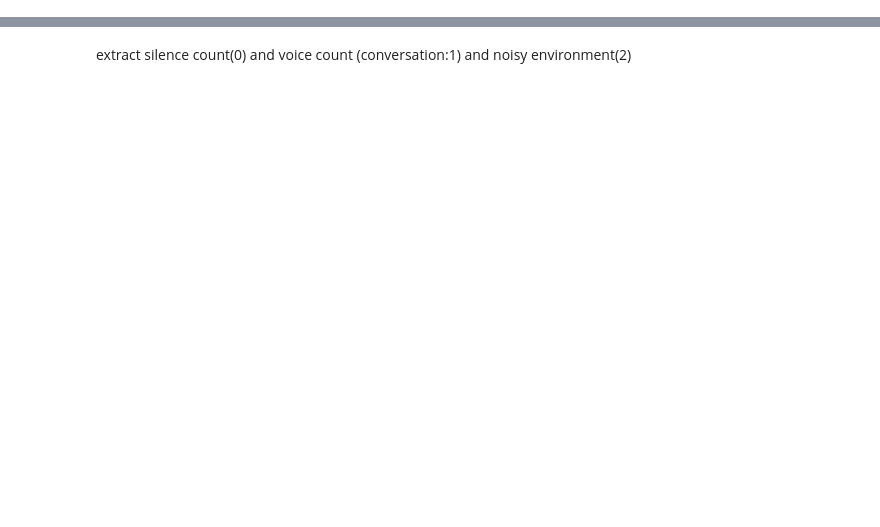
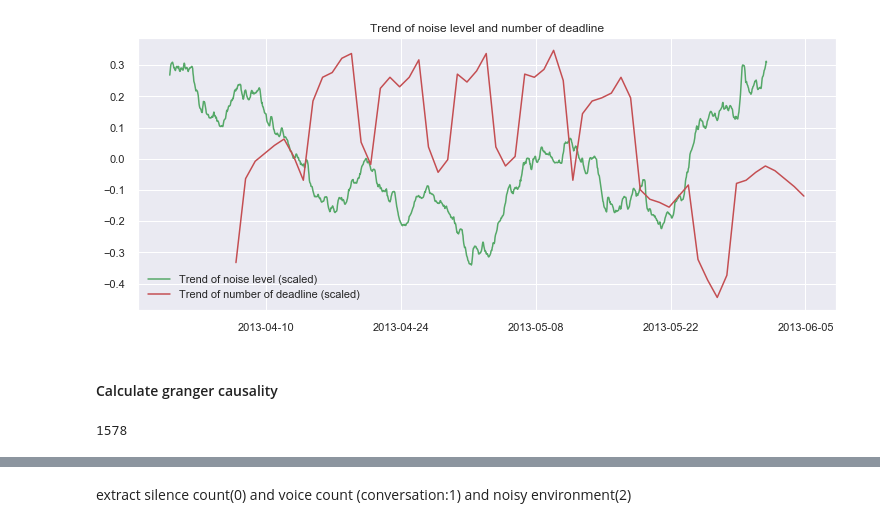
Before and after one commit to Epoch-Mengying/StudentLifeProject, a Jupyter notebook: sensing_time_series_classification.ipynb, the cells around one changed output, grey strips where cells are left out. Saved outputs shown, nothing was run; the diff lists cells and outputs as text; code cells hidden in the pictures; blank space fills up the shorter version.

```diff
--- a/sensing_time_series_classification.ipynb
+++ b/sensing_time_series_classification.ipynb
@@ -104,0 +517,2 @@ audio_time_df
+# %%
+audio_time_df_hour = create_time_df(audio_path,unit = 'H')
@@ -104,0 +627,56 @@ audio_time_df
+# %%
+scaler = StandardScaler()
+ww =96
+audio_time_df_hour_series = audio_time_df_hour.mean()
+
+# plot_moving_average(audio_time_df_hour_series,ww,'audio_time_df_hour_series_moving_average')
+# plot_moving_average(deadlines.sum(),12,'deadlines_moving_average')
+
+plt.figure(figsize=(12.5,5))
+
+
+# sub line title
+title = 'Trend of noise level and number of deadline'
+
+# scale data
+audio_data = scaler.fit_transform(audio_time_df_hour_series.values.reshape(-1, 1))
+# put it back into series
+audio_moving_avg = pd.Series(audio_data.reshape(-1),index = audio_time_df_hour_series.index)
+
+rolling_mean = audio_moving_avg.rolling(window=ww).mean()
+plt.title(title) # "{}\n window size = {}".format(title,ww)
+
+
+label_noise = 'Trend of noise level (scaled)'
+# X ticks
+frequency = 72
+date = ['%s-%s'%(i.month,i.day) for i in rolling_mean.index.date]# rolling_mean.index.date
+pd.Timedelta(days = 0)
+plt.plot(rolling_mean.index,rolling_mean.values, "g", label=label_noise)
+# plt.xticks(date[::frequency], rotation=45)
+
+# scale data
+ddl_data = scaler.fit_transform(deadlines.sum().values.reshape(-1, 1))
+# put it back into series
+deadline_moving_avg = pd.Series(ddl_data.reshape(-1),index = deadlines.sum().index)
+
+label_ddl = 'Trend of number of deadline (scaled)'
+rolling_mean_ddl = deadline_moving_avg.rolling(window=12
+                                              ).mean()
+
+
+
+rolling_mean_ddl.index = [pd.to_datetime(i) for i in rolling_mean_ddl.index]
+# date_ddl = rolling_mean_ddl.index
+# rolling_mean_ddl.index = pd.to_datetime(rolling_mean_ddl.index)
+# print(rolling_mean_ddl.index)
+# loop_date=[]
+# for i, xi in enumerate(date):
+#     if xi in loop_date:
+#         w.insert(i, None)
+#         rolling_mean_ddl = rolling_mean_ddl.set_value(i, None)
+plt.plot(rolling_mean_ddl.index,rolling_mean_ddl.values, "r", label=label_ddl)
+save_result_fig(plt,title)
+plt.legend()
+plt.show()
+# %% [output]
@@ -104,0 +685,8 @@ audio_time_df
+[figure, added]
+# %% [markdown]
+#### Calculate granger causality
+# %%
+len(list(rolling_mean_ddl.dropna().values))
+len(list(rolling_mean.dropna().values))
+# %% [output]
+1578
```
Also changed, not shown: parts of 174 cells of this notebook, 2 other files.
